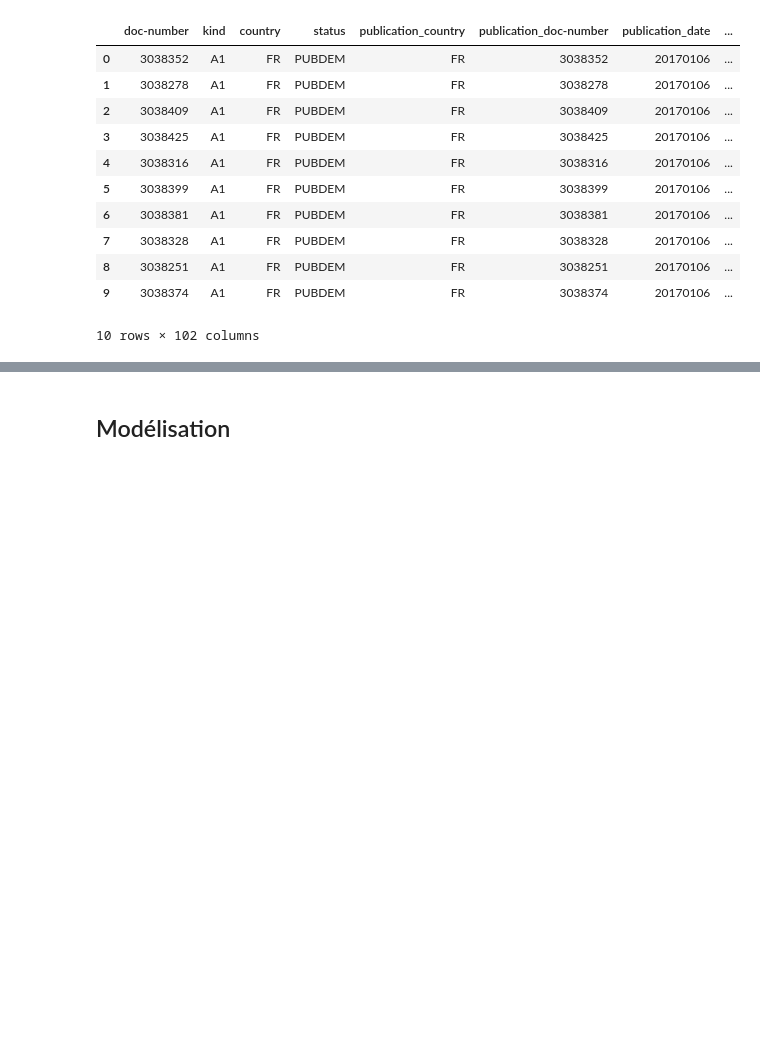
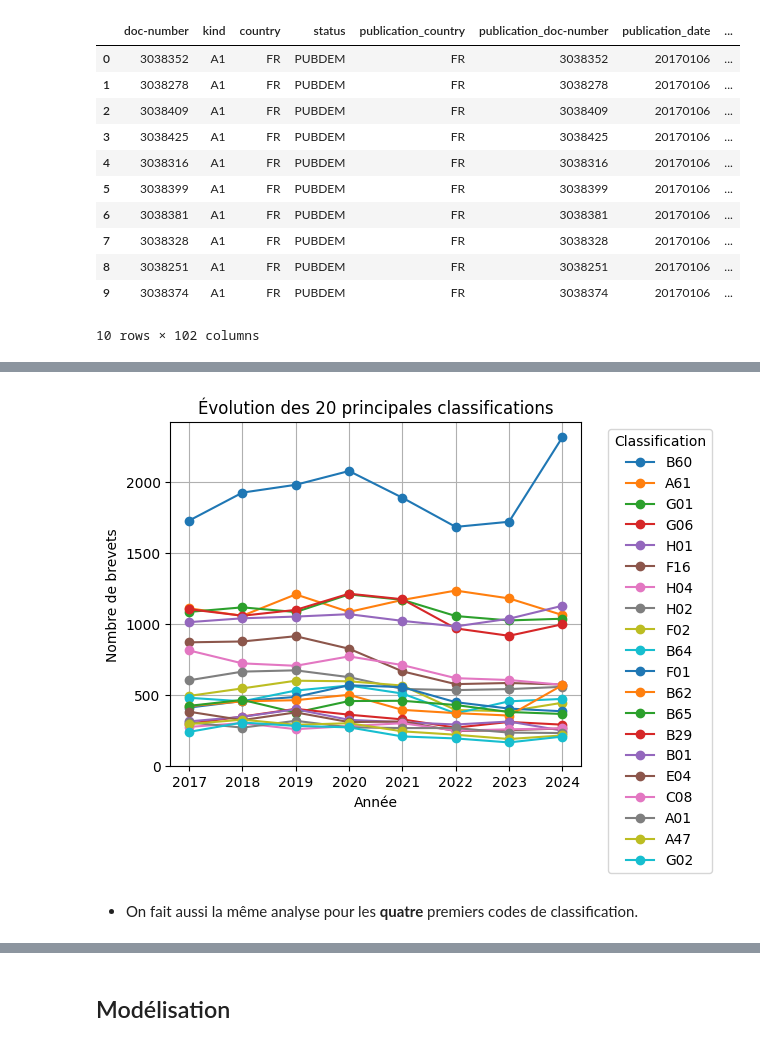
Before and after one commit to IrisLaf/Depots-de-brevets-et-marches-financiers, a Jupyter notebook: Main.ipynb, the cells around one changed output, grey strips where cells are left out. Drawn from its saved outputs; the diff is of its cells as text; code cells hidden in the pictures; blank space fills up the shorter version.

```diff
--- a/Main.ipynb
+++ b/Main.ipynb
@@ -148,0 +673,30 @@ data_brevets.head(10)
+# %%
+# Garder que la première lettre de la classification
+cols_classif = ["classification_1_text", "classification_2_text", "classification_3_text"]
+
+brevets_class3 = data_brevets_light.copy()
+for col in cols_classif:
+    brevets_class3[col] = brevets_class3[col].str.extract(r"^([A-Z]\d{2})")
+
+# Créer base compte classification
+brevets_class3_long = brevets_class3.melt(
+    id_vars=["doc-number", "year"],
+    value_vars=cols_classif,
+    value_name="classification"
+)
+
+brevets_class3_long = brevets_class3_long.dropna(subset=["classification"])
+
+# enlever doublons intra brevets
+brevets_class3_long = brevets_class3_long.drop_duplicates(
+    subset=["doc-number", "year", "classification"]
+)
+
+stats_class3 = (
+    brevets_class3_long
+    .groupby(["classification", "year"])
+    .size()
+    .reset_index(name="nombre")
+)
+
+stats_class3.head(10)
@@ -148,0 +710,6 @@ data_brevets.head(10)
+# %%
+plot_top_classifications(stats_class3, n=20)
+# %% [output]
+[figure, added]
+# %% [markdown]
+* On fait aussi la même analyse pour les **quatre** premiers codes de classification.
```
Also changed, not shown: parts of 77 cells of this notebook, 5 other files.
